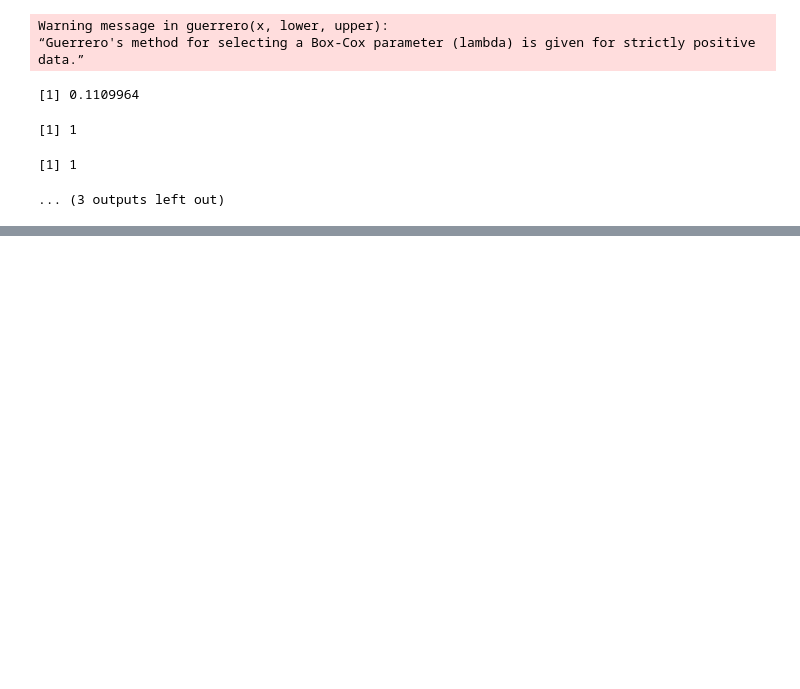
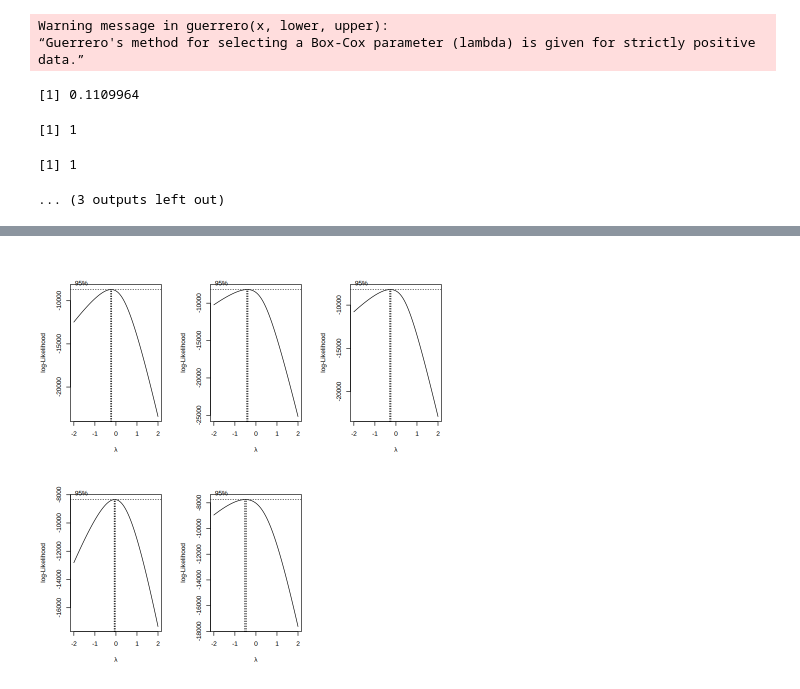
Before and after one commit to estyaprnm/Thesis, a Jupyter notebook: Copy_of_thesisgstar.ipynb, the cells around one changed output, grey strips where cells are left out. Cells and saved outputs as stored; diff of their text form; code cells hidden in the pictures; blank space fills up the shorter version.

```diff
--- a/Copy_of_thesisgstar.ipynb
+++ b/Copy_of_thesisgstar.ipynb
@@ -1242,0 +1081,96 @@ hasilK5
+# %%
+library(forecast)
+library(MASS)
+
+# =========================================================
+# 1. Ambil data & tambahkan konstanta agar semua nilai > 0
+# =========================================================
+data_k <- kalimantanfixx[, c("K1","K2","K3","K4","K5")]
+
+sapply(data_k, min)      # nilai minimum awal (0)
+
+konstanta <- 1
+data_k <- data_k + konstanta
+
+sapply(data_k, min)      # cek lagi, harus > 0 (yaitu 1)
+
+# =========================================================
+# 2. Estimasi lambda awal
+# =========================================================
+lambda_awal <- sapply(data_k, function(z) BoxCox.lambda(z, method = "loglik"))
+lambda_awal
+
+# =========================================================
+# 3. Plot Box-Cox + selang kepercayaan 95% (opsional)
+# =========================================================
+par(mfrow = c(2, 3))
+for (w in names(data_k)) {
+  z <- data_k[[w]]
+  boxcox(lm(z ~ 1), lambda = seq(-2, 2, 0.01),
+         main = paste("Box-Cox", w))
+}
+par(mfrow = c(1, 1))
+
+# =========================================================
+# 4. Fungsi pembulatan & transformasi (sesuai Tabel 2.1)
+# =========================================================
+bulatkan_lambda <- function(l) {
+  standar <- c(-1, -0.5, 0, 0.5, 1)
+  standar[which.min(abs(standar - l))]
+}
+
+transformasi <- function(z, lam) {
+  if (lam == -1)   return(1 / z)
+  if (lam == -0.5) return(1 / sqrt(z))
+  if (lam == 0)    return(log(z))
+  if (lam == 0.5)  return(sqrt(z))
+  if (lam == 1)    return(z)
+}
+
+nama_transf <- c("-1" = "1/z", "-0.5" = "1/sqrt(z)", "0" = "ln(z)",
+                 "0.5" = "sqrt(z)", "1" = "z (tanpa transformasi)")
+
+# =========================================================
+# 5. Uji + transformasi untuk semua wilayah
+# =========================================================
+hasil <- data.frame()
+data_transf <- data_k
+
+for (w in names(data_k)) {
+  z <- data_k[[w]]
+
+  lam1  <- BoxCox.lambda(z, method = "loglik")
+  lam1r <- bulatkan_lambda(lam1)
+
+  z_t   <- transformasi(z, lam1r)
+
+  # Setelah transformasi, nilai bisa <= 0 (misalnya ln(1) = 0),
+  # jadi geser lagi agar positif sebelum cek lambda kedua
+  z_cek <- if (min(z_t) <= 0) z_t - min(z_t) + 1 else z_t
+  lam2  <- BoxCox.lambda(z_cek, method = "loglik")
+  lam2r <- bulatkan_lambda(lam2)
+
+  data_transf[[w]] <- z_t
+
+  hasil <- rbind(hasil, data.frame(
+    Wilayah            = w,
+    Lambda_Awal        = round(lam1, 3),
+    Lambda_Bulat_Awal  = lam1r,
+    Transformasi       = nama_transf[as.character(lam1r)],
+    Lambda_Setelah     = round(lam2, 3),
+    Lambda_Bulat_Akhir = lam2r,
+    Keterangan         = ifelse(lam2r == 1, "Stasioner", "Belum Stasioner")
+  ))
+}
+
+rownames(hasil) <- NULL
+print(hasil)
+
+# =========================================================
+# 6. Plot sebelum vs sesudah transformasi
+# =========================================================
+par(mfrow = c(2, 5))
+for (w in names(data_k)) plot.ts(data_k[[w]], main = paste(w, "(+1)"), ylab = "")
+for (w in names(data_k)) plot.ts(data_transf[[w]], main = paste(w, "(transf.)"), ylab = "")
+par(mfrow = c(1, 1))
+# %% [output]
@@ -1242,0 +1210 @@ hasilK5
+[figure, added]
```
Also changed, not shown: parts of 9 cells of this notebook.
